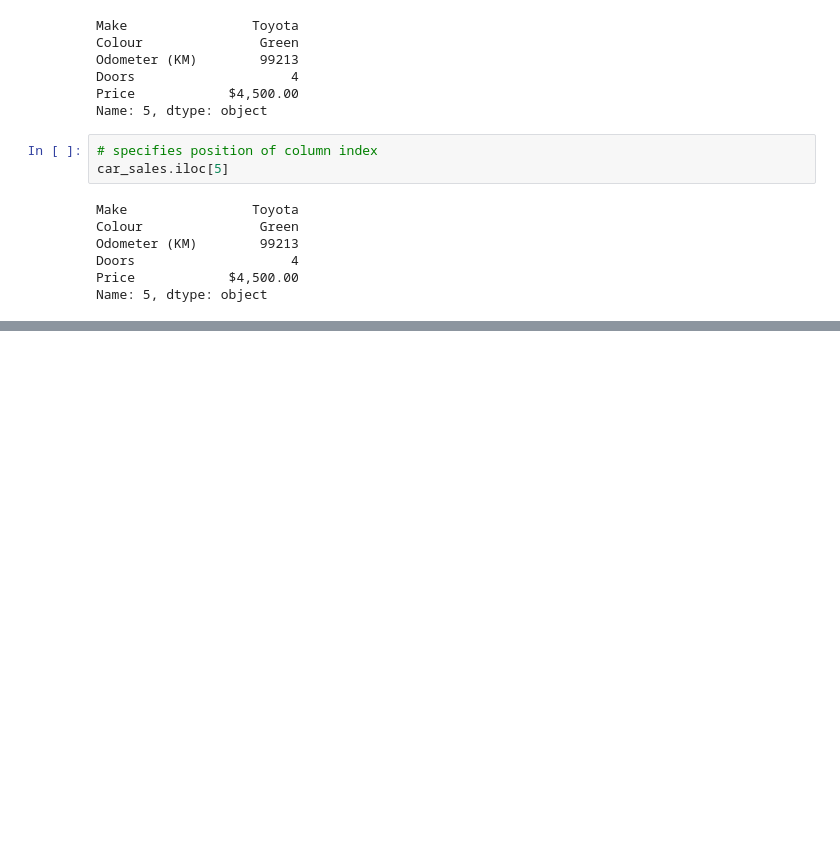
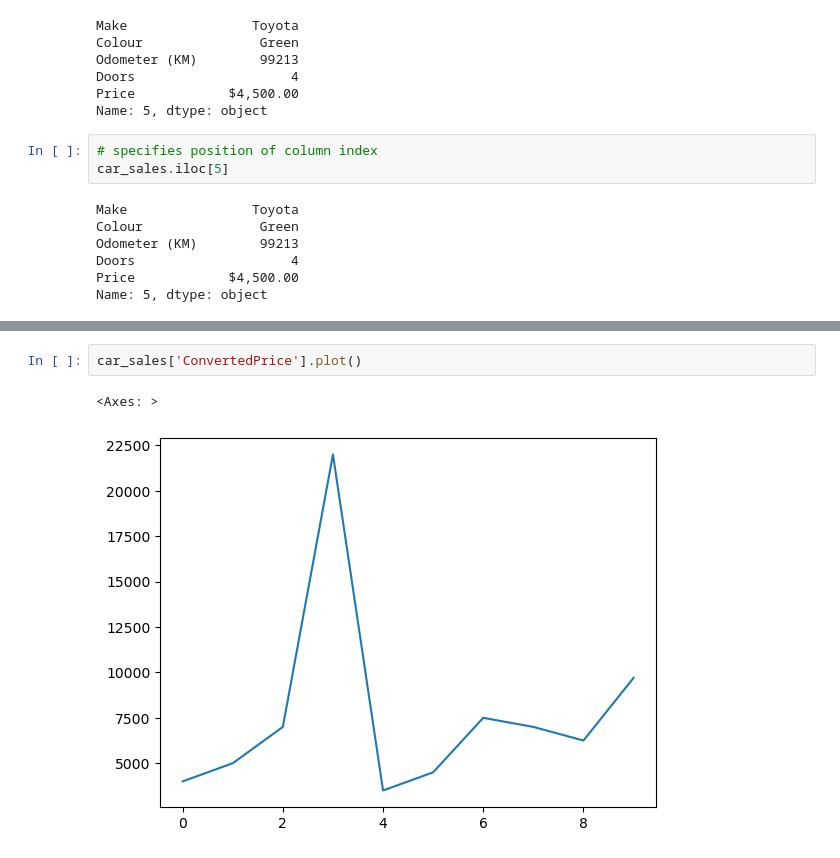
Before and after one commit to the-javascript-jedi/machine_learning_projects, a Jupyter notebook: andrei/complete-ai-ml-ds-bootcamp/s_6_pandas_data_analysis/car_sales.ipynb, the cells around one changed output, grey strips where cells are left out. Cells and saved outputs as stored; diff of their text form; blank space fills up the shorter version.

```diff
--- a/andrei/complete-ai-ml-ds-bootcamp/s_6_pandas_data_analysis/car_sales.ipynb
+++ b/andrei/complete-ai-ml-ds-bootcamp/s_6_pandas_data_analysis/car_sales.ipynb
@@ -197,0 +270,5 @@ car_sales[car_sales["Make"]=="Toyota"]
+# %%
+car_sales['ConvertedPrice'].plot()
+# %% [output]
+<Axes: >
+[figure, added]
```
Also changed, not shown: parts of 12 cells of this notebook.
